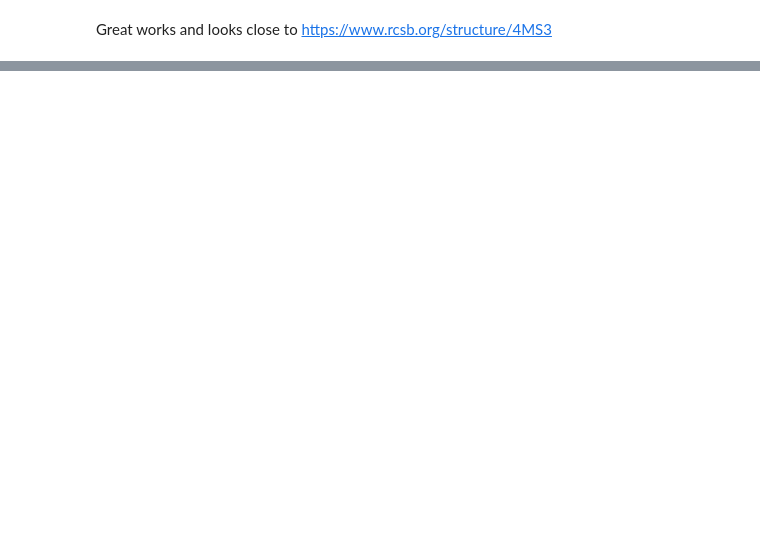
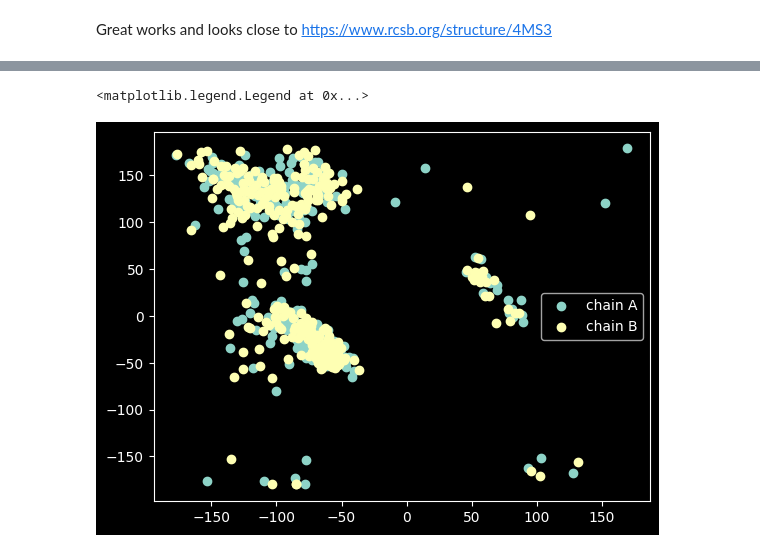
Before and after one commit to xnought/paper-implement, a Jupyter notebook: ramachandran/torsion_pdb.ipynb, the cells around one changed output, grey strips where cells are left out. Cells and saved outputs as stored; diff of their text form; code cells hidden in the pictures; blank space fills up the shorter version.

```diff
--- a/ramachandran/torsion_pdb.ipynb
+++ b/ramachandran/torsion_pdb.ipynb
@@ -92,0 +109,62 @@ Great works and looks close to https://www.rcsb.org/structure/4MS3
+# %%
+def normalize(v):
+    return v / np.linalg.norm(v)
+
+def orthogonal(a, b):
+    b = normalize(b)
+    orthog = a - b * a.dot(b)
+    return normalize(orthog)
+
+def torsion_angle(p1, p2, p3, p4):
+    ba = p1-p2 # vector p2 to p1
+    bc = p3-p2 # vector p2 to p3
+    cd = p4-p3 # vector p4 to p3
+
+    ba_orth = orthogonal(ba, bc) # plane formed by ba and orthogonal to bc
+    cd_orth = orthogonal(cd, bc) # plane formed by cd and orthogonal to bc
+
+    angle_deg = np.arccos(ba_orth.dot(cd_orth)) # since both normalized, we can leverage dot product formula to get angle
+    sign = np.sign(np.cross(ba_orth, cd_orth).dot(bc)) # either negative angle or positive angle
+
+    return sign*angle_deg
+
+def phi(r1, r2):
+	# C, N, CA, C named as variables (A, B, C, D)
+	A = r1.iloc[2]["point"] # C
+	B = r2.iloc[0]["point"] # N
+	C = r2.iloc[1]["point"] # CA
+	D = r2.iloc[2]["point"] # C
+	return torsion_angle(A, B, C, D)
+
+def psi(r2, r3):
+	# N, C, CA, N named as variables (A, B, C, D)
+	A = r2.iloc[0]["point"] # N
+	B = r2.iloc[1]["point"] # C
+	C = r2.iloc[2]["point"] # CA
+	D = r3.iloc[0]["point"] # N
+	return torsion_angle(A, B, C, D)
+
+
+def torsions(r1, r2, r3):
+	return phi(r1, r2), psi(r2, r3)
+
+
+def compute_torsions(df):
+	residues = list(df.groupby("residue_id"))
+
+	phis = []
+	psis = []
+	for i in range(1, len(residues)-2):
+		(_, r1), (_, r2), (_, r3) = residues[i], residues[i+1], residues[i+2]
+		phis.append(phi(r1, r2))
+		psis.append(psi(r2, r3))
+	return np.array(phis)*180/np.pi, np.array(psis)*180/np.pi
+
+phis, psis = compute_torsions(df[df["chain"] == "A"])
+plt.scatter(phis, psis, label="chain A")
+phis, psis = compute_torsions(df[df["chain"] == "B"])
+plt.scatter(phis, psis, label="chain B")
+plt.legend()
+# %% [output]
+<matplotlib.legend.Legend at 0x...>
+[figure, added]
```
Also changed, not shown: parts of 3 cells of this notebook.
